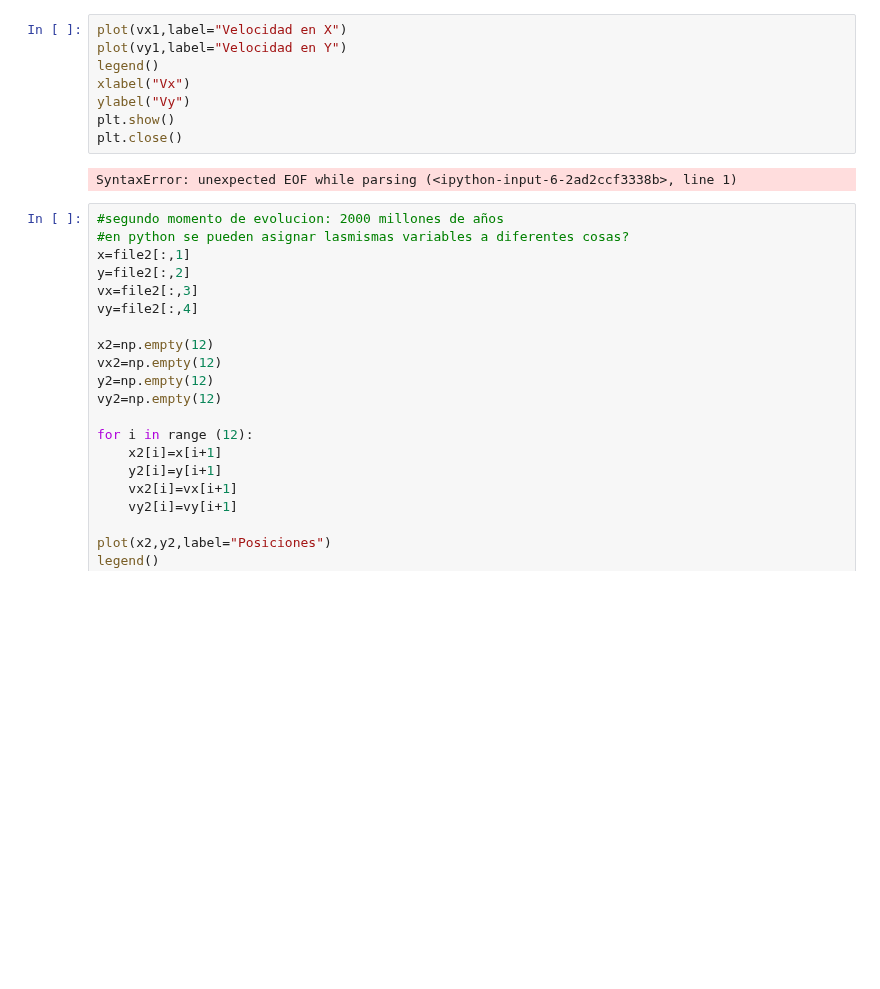
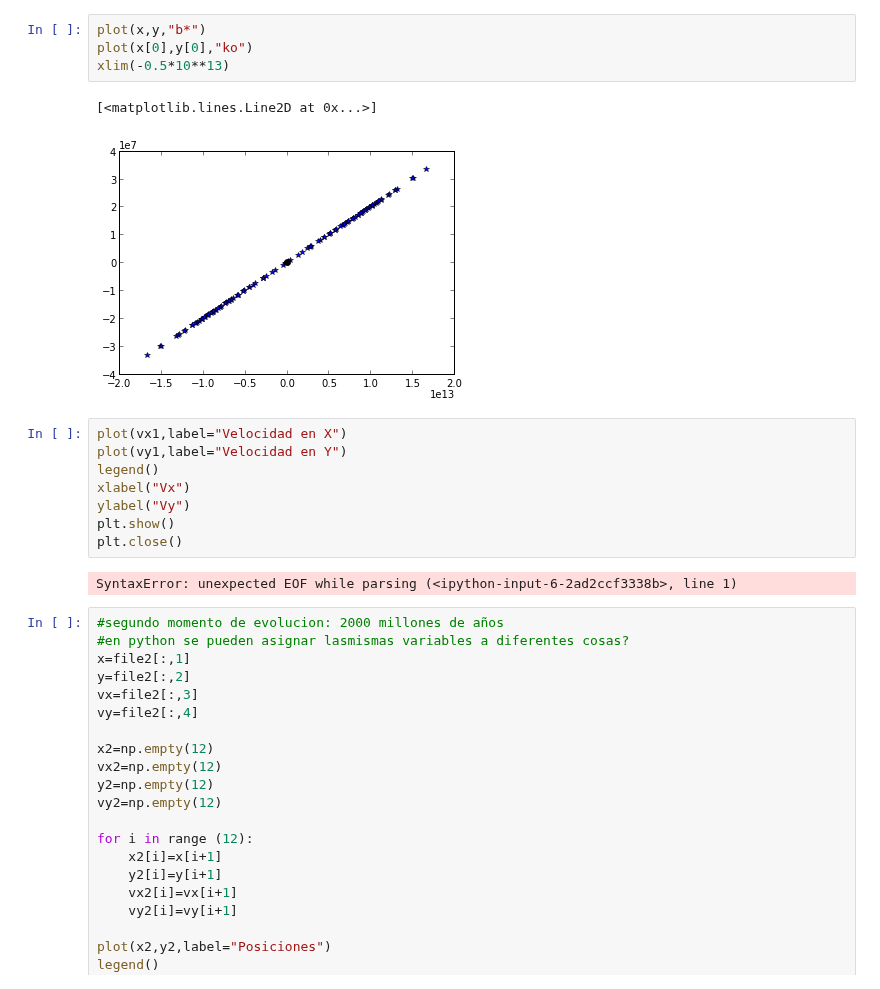
Before and after one commit to daniel-lozano/tarea6, a Jupyter notebook: plots_evoluciones.ipynb, the cells around one changed output. Drawn from its saved outputs; the diff is of its cells as text; blank space fills up the shorter version.

```diff
--- a/plots_evoluciones.ipynb
+++ b/plots_evoluciones.ipynb
@@ -46,3 +51,10 @@ NameError: name 'x' is not defined
+# %%
+plot(x,y,"b*")
+plot(x[0],y[0],"ko")
+xlim(-0.5*10**13)
+# %% [output]
+[<matplotlib.lines.Line2D at 0x...>]
+[figure, added]
 # %%
 plot(vx1,label="Velocidad en X")
 plot(vy1,label="Velocidad en Y")
```
Also changed, not shown: parts of 5 cells of this notebook, 16 other files.
